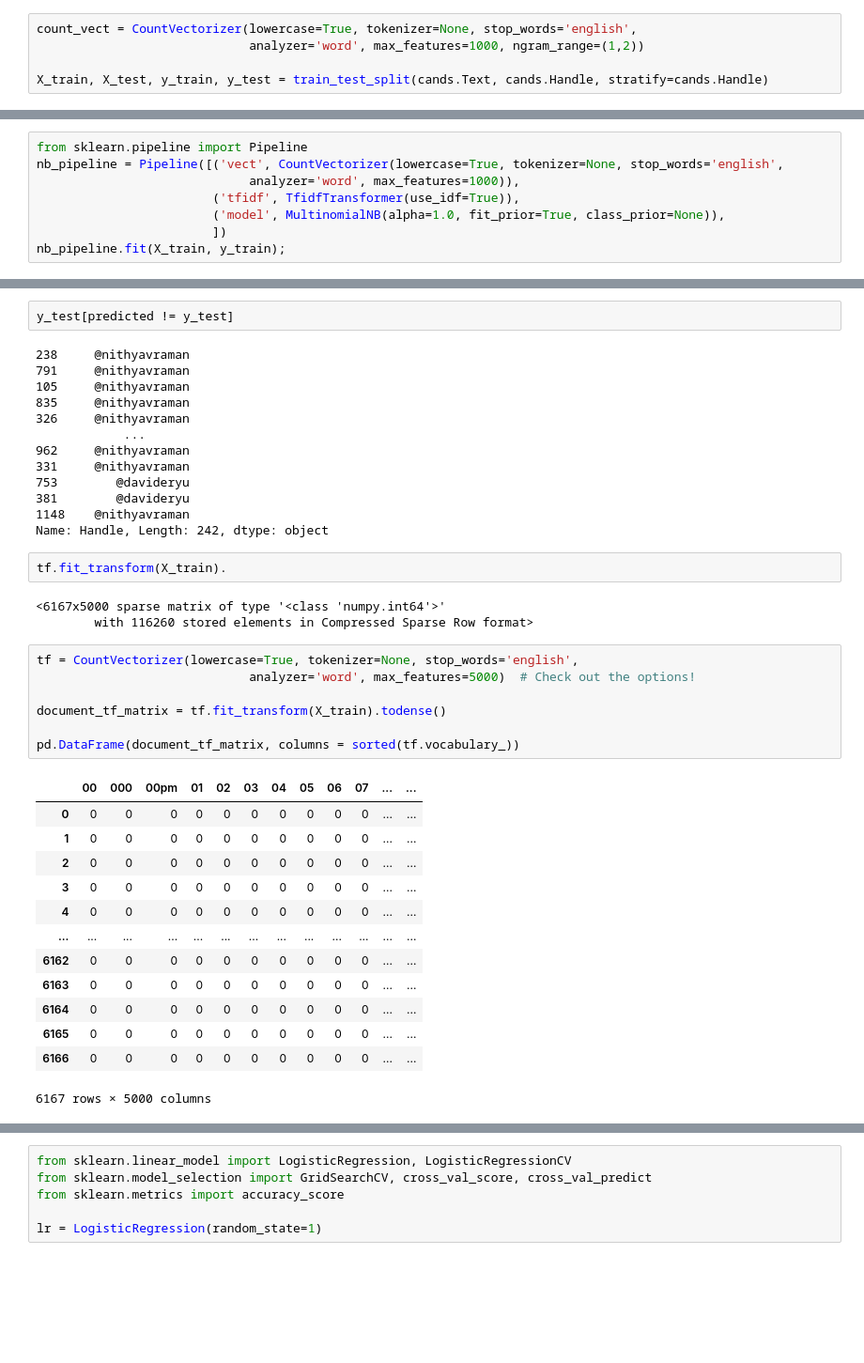
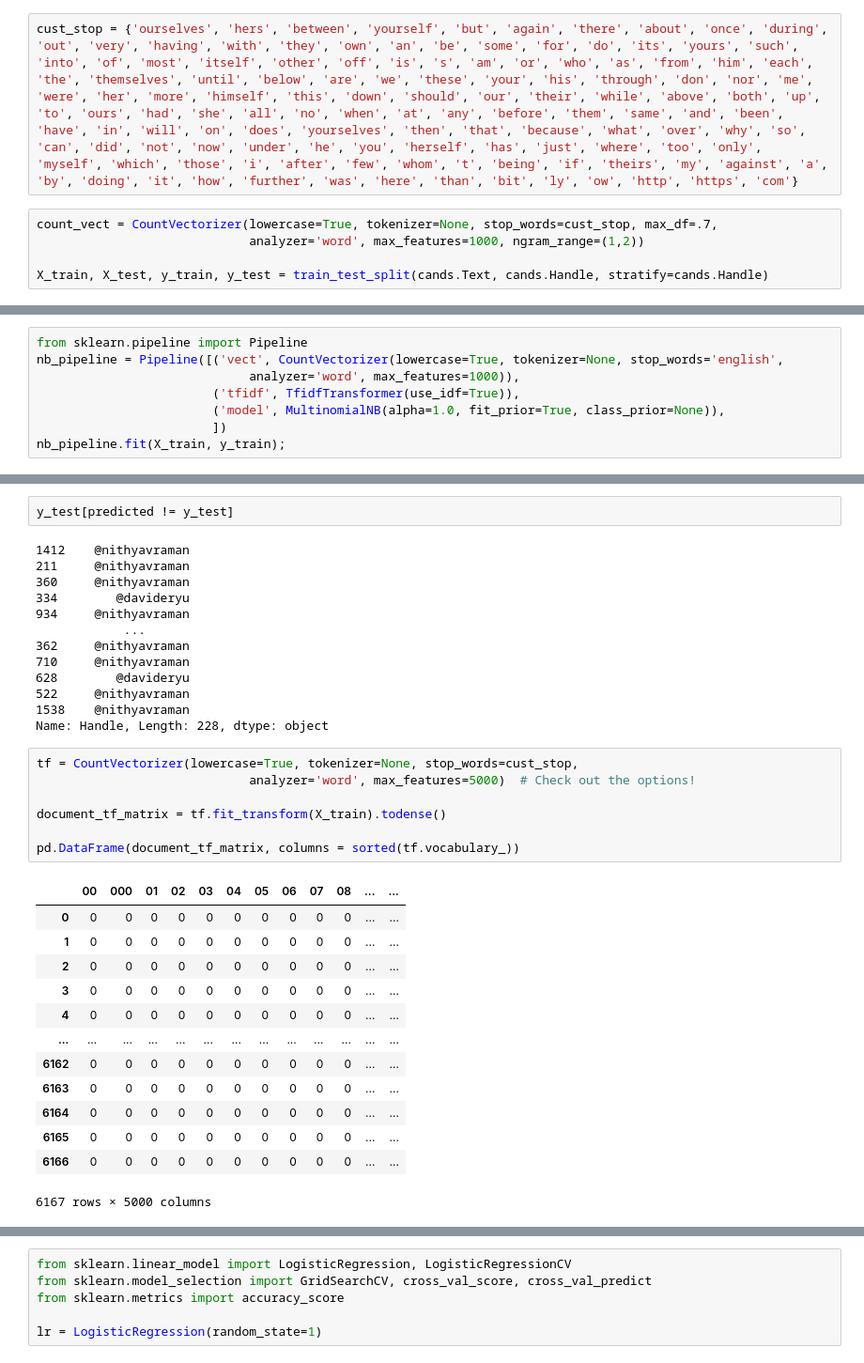
Before and after one commit to mariobkp/capstone_2, a Jupyter notebook: lacd4_tweet_data.ipynb, the cells around one changed output, grey strips where cells are left out. Shown: that part at 94% size. Saved outputs shown, nothing was run; the diff lists cells and outputs as text; blank space fills up the shorter version.

```diff
--- a/lacd4_tweet_data.ipynb
+++ b/lacd4_tweet_data.ipynb
@@ -574,8 +529,10 @@ from sklearn.model_selection import train_test_split
 from sklearn.feature_extraction.text import CountVectorizer
 from sklearn.feature_extraction.text import TfidfTransformer
 from sklearn.naive_bayes import MultinomialNB
+# %%
+cust_stop = {'ourselves', 'hers', 'between', 'yourself', 'but', 'again', 'there', 'about', 'once', 'during', 'out', 'very', 'having', 'with', 'they', 'own', 'an', 'be', 'some', 'for', 'do', 'its', 'yours', 'such', 'into', 'of', 'most', 'itself', 'other', 'off', 'is', 's', 'am', 'or', 'who', 'as', 'from', 'him', 'each', 'the', 'themselves', 'until', 'below', 'are', 'we', 'these', 'your', 'his', 'through', 'don', 'nor', 'me', 'were', 'her', 'more', 'himself', 'this', 'down', 'should', 'our', 'their', 'while', 'above', 'both', 'up', 'to', 'ours', 'had', 'she', 'all', 'no', 'when', 'at', 'any', 'before', 'them', 'same', 'and', 'been', 'have', 'in', 'will', 'on', 'does', 'yourselves', 'then', 'that', 'because', 'what', 'over', 'why', 'so', 'can', 'did', 'not', 'now', 'under', 'he', 'you', 'herself', 'has', 'just', 'where', 'too', 'only', 'myself', 'which', 'those', 'i', 'after', 'few', 'whom', 't', 'being', 'if', 'theirs', 'my', 'against', 'a', 'by', 'doing', 'it', 'how', 'further', 'was', 'here', 'than', 'bit', 'ly', 'ow', 'http', 'https', 'com'}
 # %%
-count_vect = CountVectorizer(lowercase=True, tokenizer=None, stop_words='english',
+count_vect = CountVectorizer(lowercase=True, tokenizer=None, stop_words=cust_stop, max_df=.7,
                              analyzer='word', max_features=1000, ngram_range=(1,2))
 
 X_train, X_test, y_train, y_test = train_test_split(cands.Text, cands.Handle, stratify=cands.Handle)
@@ -668,32 +630,27 @@ Name: Text, Length: 242, dtype: object
 # %%
 y_test[predicted != y_test]
 # %% [output]
-238     @nithyavraman
-791     @nithyavraman
-105     @nithyavraman
-835     @nithyavraman
-326     @nithyavraman
+1412    @nithyavraman
+211     @nithyavraman
+360     @nithyavraman
+334        @davideryu
+934     @nithyavraman
             ...
-962     @nithyavraman
-331     @nithyavraman
-753        @davideryu
-381        @davideryu
-1148    @nithyavraman
-Name: Handle, Length: 242, dtype: object
+362     @nithyavraman
+710     @nithyavraman
+628        @davideryu
+522     @nithyavraman
+1538    @nithyavraman
+Name: Handle, Length: 228, dtype: object
-# %%
-tf.fit_transform(X_train).
-# %% [output]
-<6167x5000 sparse matrix of type '<class 'numpy.int64'>'
-        with 116260 stored elements in Compressed Sparse Row format>
 # %%
-tf = CountVectorizer(lowercase=True, tokenizer=None, stop_words='english',
+tf = CountVectorizer(lowercase=True, tokenizer=None, stop_words=cust_stop,
                              analyzer='word', max_features=5000)  # Check out the options!
 
 document_tf_matrix = tf.fit_transform(X_train).todense()
 
 pd.DataFrame(document_tf_matrix, columns = sorted(tf.vocabulary_))
 # %% [output]
-|  | 00 | 000 | 00pm | 01 | 02 | 03 | 04 | 05 | 06 | 07 | ... | ... |
+|  | 00 | 000 | 01 | 02 | 03 | 04 | 05 | 06 | 07 | 08 | ... | ... |
 | 0 | 0 | 0 | 0 | 0 | 0 | 0 | 0 | 0 | 0 | 0 | ... | ... |
 | 1 | 0 | 0 | 0 | 0 | 0 | 0 | 0 | 0 | 0 | 0 | ... | ... |
 | 2 | 0 | 0 | 0 | 0 | 0 | 0 | 0 | 0 | 0 | 0 | ... | ... |
```
Also changed, not shown: parts of 71 cells of this notebook, 1 other file.
